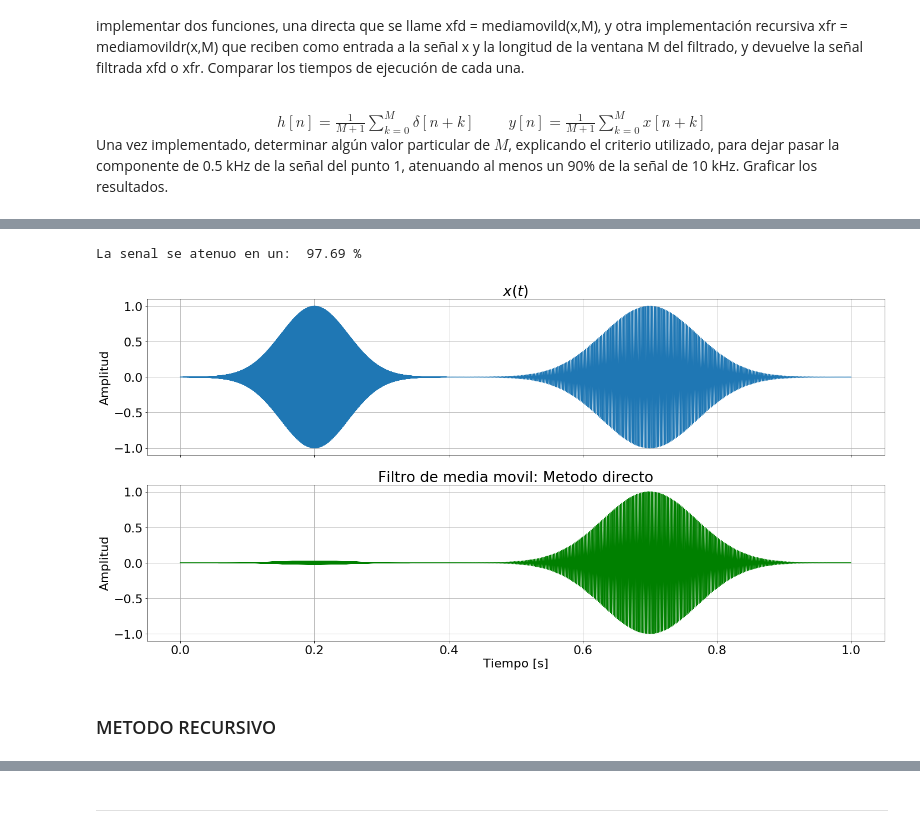
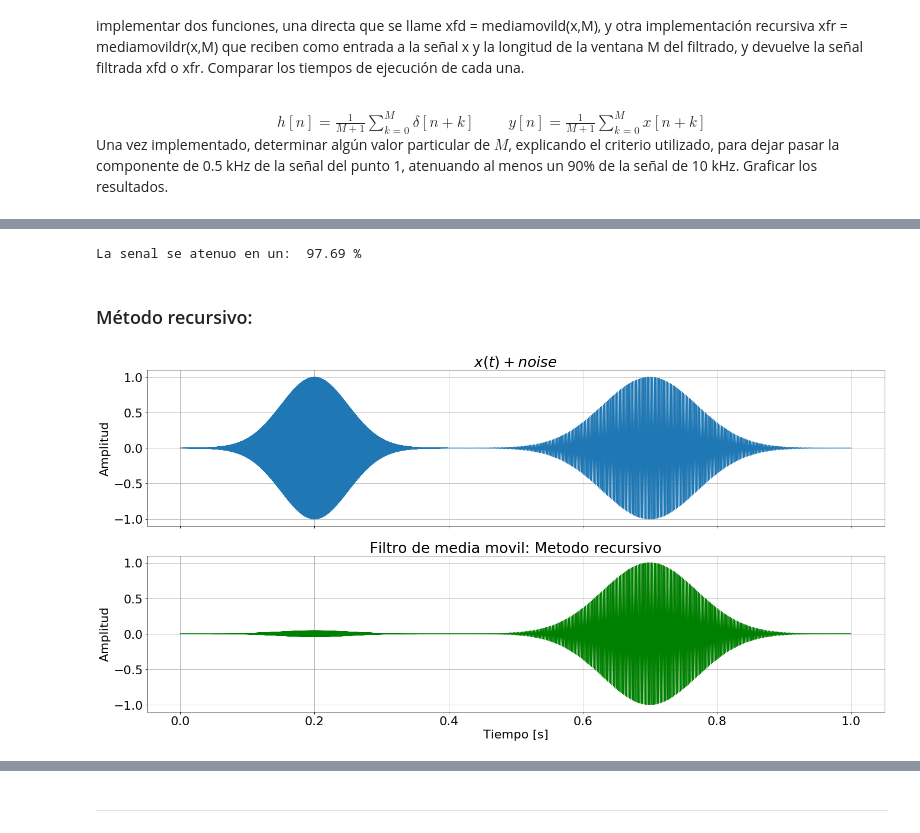
Before and after one commit to reborafs/dsp-untref, a Jupyter notebook: notebook/TP1.ipynb, the cells around one changed output, grey strips where cells are left out. Cells and saved outputs as stored; diff of their text form; code cells hidden in the pictures.

```diff
--- a/notebook/TP1.ipynb
+++ b/notebook/TP1.ipynb
@@ -62,15 +61,14 @@ axs[0, 1].plot(vector_t, x2, color='orange')
 axs[0, 1].set_title('$x_2(t)$')
 axs[1, 0].plot(vector_t, x3, color='green')
 axs[1, 0].set_title('$x_3(t)$')
-axs[1, 1].plot(vector_t, x, color='black')
-axs[1, 1].set_title('$x_1(t) + x_2(t) + x_3(t)$')
+axs[1, 1].plot(vector_t, x, color='red')
+axs[1, 1].set_title('$x(t) = x_1(t) + x_2(t) + x_3(t)$')
 fig.tight_layout()
 
 axs.flat[0].set(ylabel='Amplitud')
 axs.flat[2].set(ylabel='Amplitud', xlabel='Tiempo [s]')
 axs.flat[3].set(xlabel='Tiempo [s]')
 
-
 for ax in axs.flat:
     ax.grid()
 # %% [output]
@@ -472,30 +507,30 @@ Una vez implementado, determinar algún valor particular de $M$, explicando el c
+# %%
+atenuacion_directa = 100*((max(y[:20000])-max(xfd[:20000]))/max(y[:20000]))
+print('La senal se atenuo en un: ',round(atenuacion_directa,2),"%")
+# %% [output]
+La senal se atenuo en un:  97.69 %
+# %% [markdown]
+###  Método recursivo:
 # %%
-window_len = 18
+# Calculo de tiempo de ejecucion de la funcion directa
+start = time.time()
+xfr = mediamovildr(y, window_len)
+finish = time.time()
+recursive_method_time = finish-start
 
-start = time.time()
-filtered_signal = mediamovild(y, window_len)
-finish = time.time()
-direct_method_time = finish-start
-
-filtered_signal = filtered_signal/max(abs(filtered_signal)) #Señal filtrada normalizada
+xfr = xfr/max(abs(xfr))
 
 plt.rcParams.update({'font.size': 22})
 fig, axs = plt.subplots(2, 1, sharex=True, sharey=True, figsize=[20, 10])
 axs[0].plot(vector_t, y)
-axs[0].set_title(r'$x(t)$')
-axs[1].plot(vector_t[:-window_len+1], filtered_signal, color='green')
-axs[1].set_title('Filtro de media movil: Metodo directo')
+axs[0].set_title(r'$x(t) + noise$')
+axs[1].plot(vector_t[:-window_len+1], xfr, color='green')
+axs[1].set_title('Filtro de media movil: Metodo recursivo')
 fig.tight_layout()
-
 axs.flat[0].set(ylabel='Amplitud')
 axs.flat[1].set(ylabel='Amplitud', xlabel='Tiempo [s]')
 
 for ax in axs.flat:
     ax.grid()
-
-print('La senal se atenuo en un: ',round(100*((max(y[:20000])-max(filtered_signal[:20000]))/max(y[:20000])),2),"%")
 # %% [output]
-La senal se atenuo en un:  97.69 %
-[figure, old version]
+[figure, new version]
-# %% [markdown]
-###   METODO RECURSIVO
```
Also changed, not shown: parts of 77 cells of this notebook.
